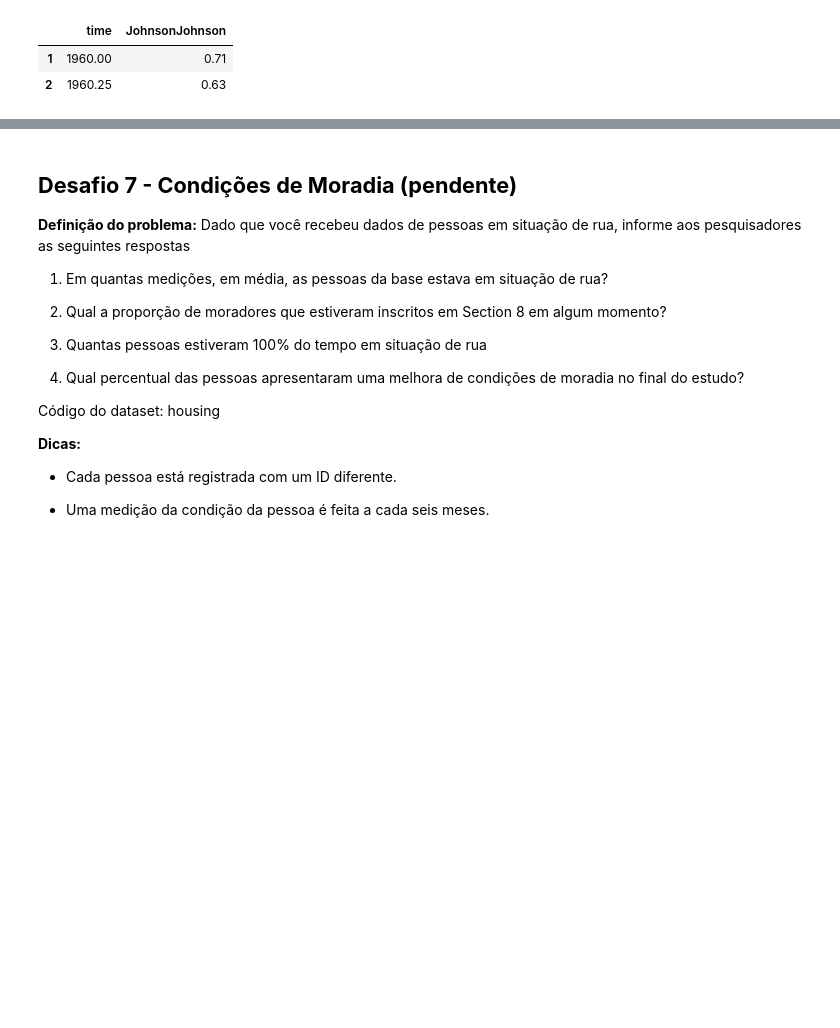
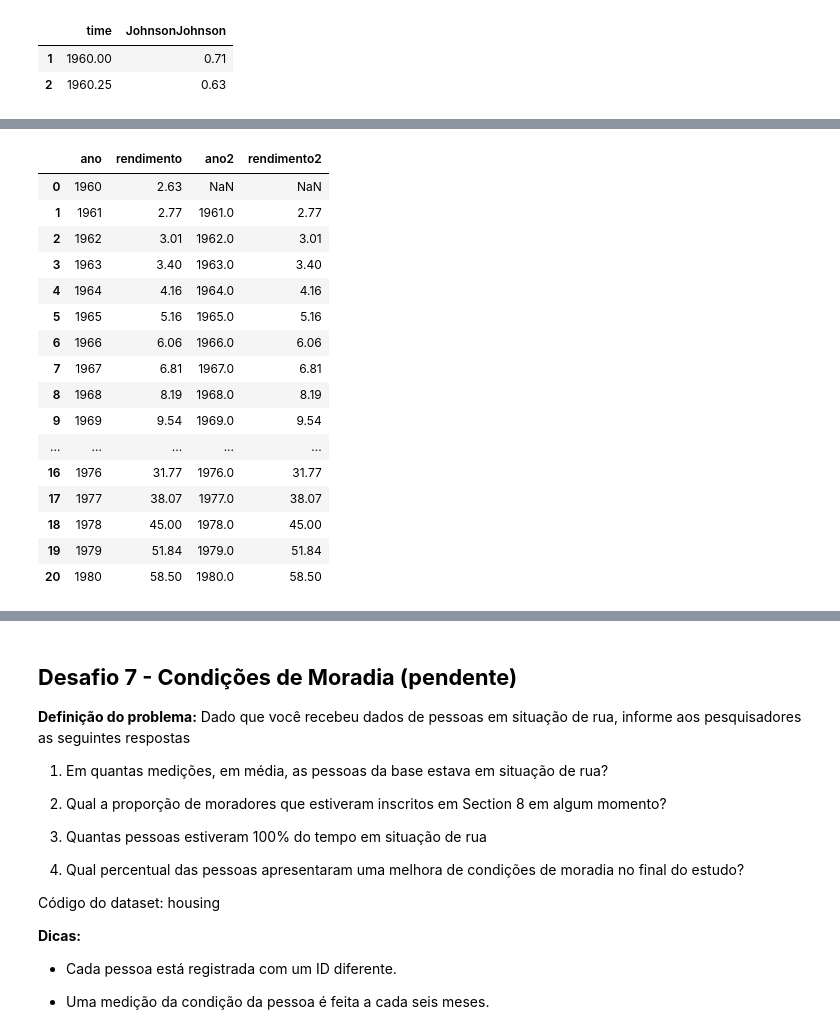
Before and after one commit to fernandapilat/bootcamp-data-analytics, a Jupyter notebook: cópia_de_desafio_python_pandas.ipynb, the cells around one changed output, grey strips where cells are left out. Saved outputs shown, nothing was run; the diff lists cells and outputs as text; code cells hidden in the pictures; blank space fills up the shorter version.

```diff
--- a/cópia_de_desafio_python_pandas.ipynb
+++ b/cópia_de_desafio_python_pandas.ipynb
@@ -559,3 +624,23 @@ df_jj_final = pd.concat([df_jj4, df_jj8], axis = 1)
+# %%
+df_jj_final
+# %% [output]
+|  | ano | rendimento | ano2 | rendimento2 |
+| 0 | 1960 | 2.63 | NaN | NaN |
+| 1 | 1961 | 2.77 | 1961.0 | 2.77 |
+| 2 | 1962 | 3.01 | 1962.0 | 3.01 |
+| 3 | 1963 | 3.40 | 1963.0 | 3.40 |
+| 4 | 1964 | 4.16 | 1964.0 | 4.16 |
+| 5 | 1965 | 5.16 | 1965.0 | 5.16 |
+| 6 | 1966 | 6.06 | 1966.0 | 6.06 |
+| 7 | 1967 | 6.81 | 1967.0 | 6.81 |
+| 8 | 1968 | 8.19 | 1968.0 | 8.19 |
+| 9 | 1969 | 9.54 | 1969.0 | 9.54 |
+| ... | ... | ... | ... | ... |
+| 16 | 1976 | 31.77 | 1976.0 | 31.77 |
+| 17 | 1977 | 38.07 | 1977.0 | 38.07 |
+| 18 | 1978 | 45.00 | 1978.0 | 45.00 |
+| 19 | 1979 | 51.84 | 1979.0 | 51.84 |
+| 20 | 1980 | 58.50 | 1980.0 | 58.50 |
 # %%
 #calcular a valorização do rendimento de um ano para outro
 df_jj_final['var_rend_anual'] = round(((df_jj_final['rendimento2']/df_jj_final['rendimento'] * 100) - 100), 2)
```
Also changed, not shown: parts of 16 cells of this notebook.
